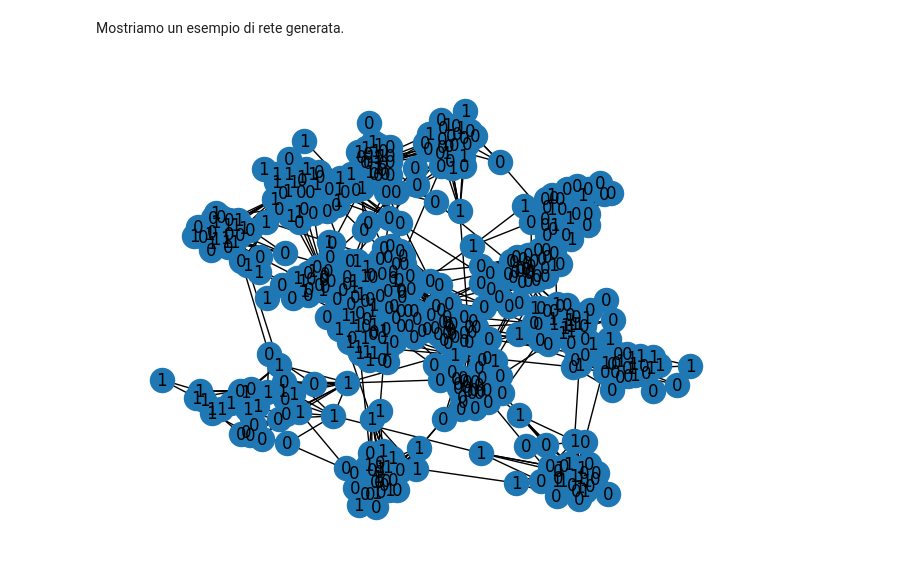
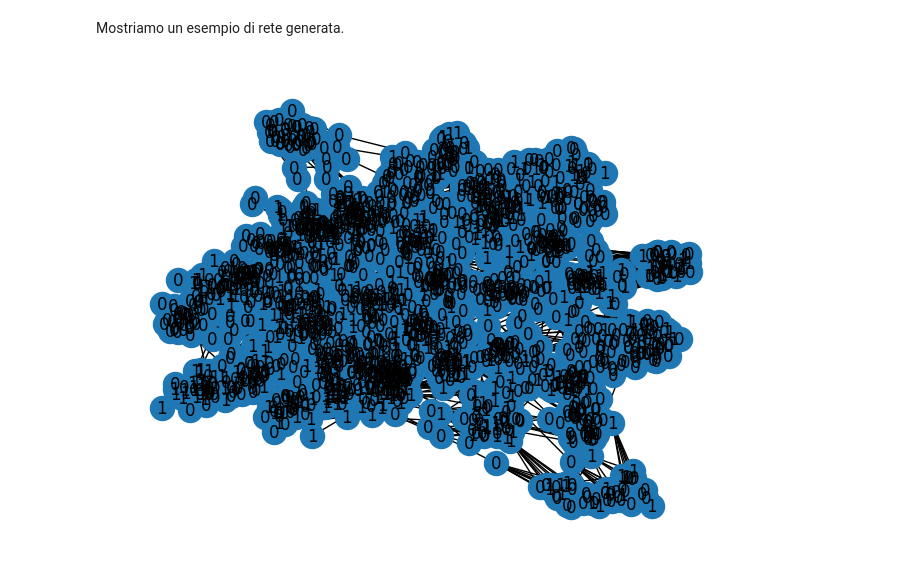
Before and after one commit to Fabri000/Misinformation-Detection-with-GNN-models, a Jupyter notebook: advanced-sintetich-graph-notebook.ipynb, the cells around one changed output. Saved outputs shown, nothing was run; the diff lists cells and outputs as text; code cells hidden in the pictures.

```diff
--- a/advanced-sintetich-graph-notebook.ipynb
+++ b/advanced-sintetich-graph-notebook.ipynb
@@ -184,9 +184,9 @@ class AdvancedGraphCreator():
         status = self._simulate_diffusion_(G,rate,fraction_mis)
         for g in status.keys():
             if status[g] == 1:
-                G.nodes[g]['Score'] = rand.uniform(0.65,1)
+                G.nodes[g]['Score'] = rand.uniform(0.55,1)
             else:
-                G.nodes[g]['Score'] = rand.uniform(0,0.35)
+                G.nodes[g]['Score'] = rand.uniform(0,0.45)
             G.nodes[g]['Misinformative']=status[g]
 
     def _simulate_diffusion_(self,G,rate,fraction_mis,iters=10):
@@ -370,14 +370,14 @@ def write_to_json(GS,path='out.json'):
 Generiamo l'insieme dei dati del training set che saranno poi usati per addestrare i modelli di GNN selezionati.\
 In particolare, creiamo dei dataset con un cospiscuo numero di nodi e usiamo dei parametri per il modello small world e per il processo di diffusione randomici in modo tale da introdurre un certo livello di variabilità nelle reti che verranno generate successivamente.
 # %%
-gc = AdvancedGraphCreator(max_nodes=1500,drop_prob=0.65)
+gc = AdvancedGraphCreator(max_nodes=2000,drop_prob=0.65)
 GS = []
-k = 200
+k = 275
 rounds = 25
 for i in range(k):
     beta = rand.uniform(0.01,0.1)
-    ratio = rand.uniform(0.65,0.80)
-    rate = rand.uniform(0.05,0.15)
+    ratio = rand.uniform(0.60,0.80)
+    rate = rand.uniform(0.03,0.12)
     fraction_mis = rand.uniform(0.01,0.05)
     g = gc.generate_net(rounds,ratio=ratio,beta=beta,rate=rate,fraction_mis=fraction_mis)
     if g!=None:
@@ -403,22 +403,22 @@ AdvancedGraphCreator.draw_graph_with_label(GS[i])
 Qui come prima generiamo allo stesso modo un insieme di dati che saranno effettuati per effettuare il testing del modello per valutarne le prestazioni.\
 Per questo fine realizziamo delle reti più compatte.
 # %%
-gc = AdvancedGraphCreator(max_nodes=650,drop_prob=0.65)
+gc = AdvancedGraphCreator(max_nodes=4000,drop_prob=0.65)
 GS = []
-k = 30
-rounds = 15
+k = 25
+rounds = 40
 for i in range(k):
     beta = rand.uniform(0.01,0.1)
-    ratio = rand.uniform(0.65,0.80)
-    rate = rand.uniform(0.05,0.15)
+    ratio = rand.uniform(0.60,0.80)
+    rate = rand.uniform(0.03,0.12)
     fraction_mis = rand.uniform(0.01,0.05)
     g = gc.generate_net(rounds,ratio=ratio,beta=beta,rate=rate,fraction_mis=fraction_mis)
     if g!=None:
         GS.append(g)
-write_to_json(GS,path='advanced mixed test.json')
+write_to_json(GS,path='advanced mixed validation.json')
 # %% [markdown]
 Mostriamo un esempio di rete generata.
 # %%
-AdvancedGraphCreator.draw_graph_with_label(GS[1])
+AdvancedGraphCreator.draw_graph_with_label(GS[2])
 # %% [output]
-[figure, old version]
+[figure, new version]
```
Also changed, not shown: parts of 1 cell of this notebook, 1 other file.
